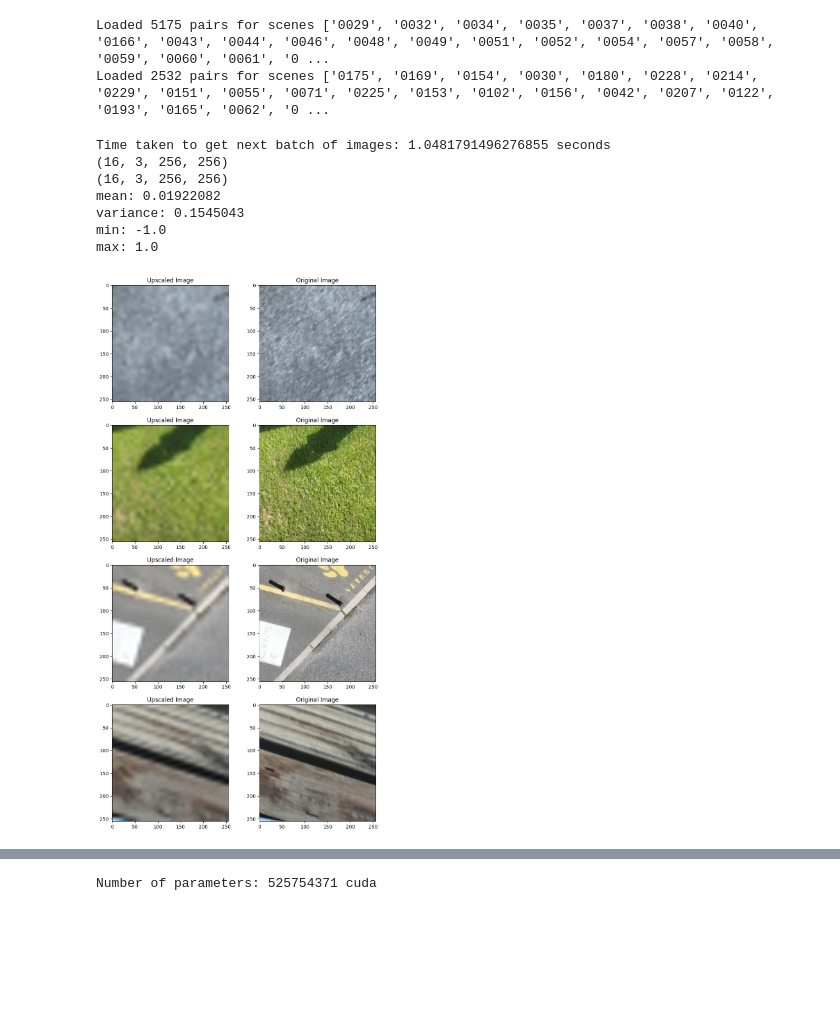
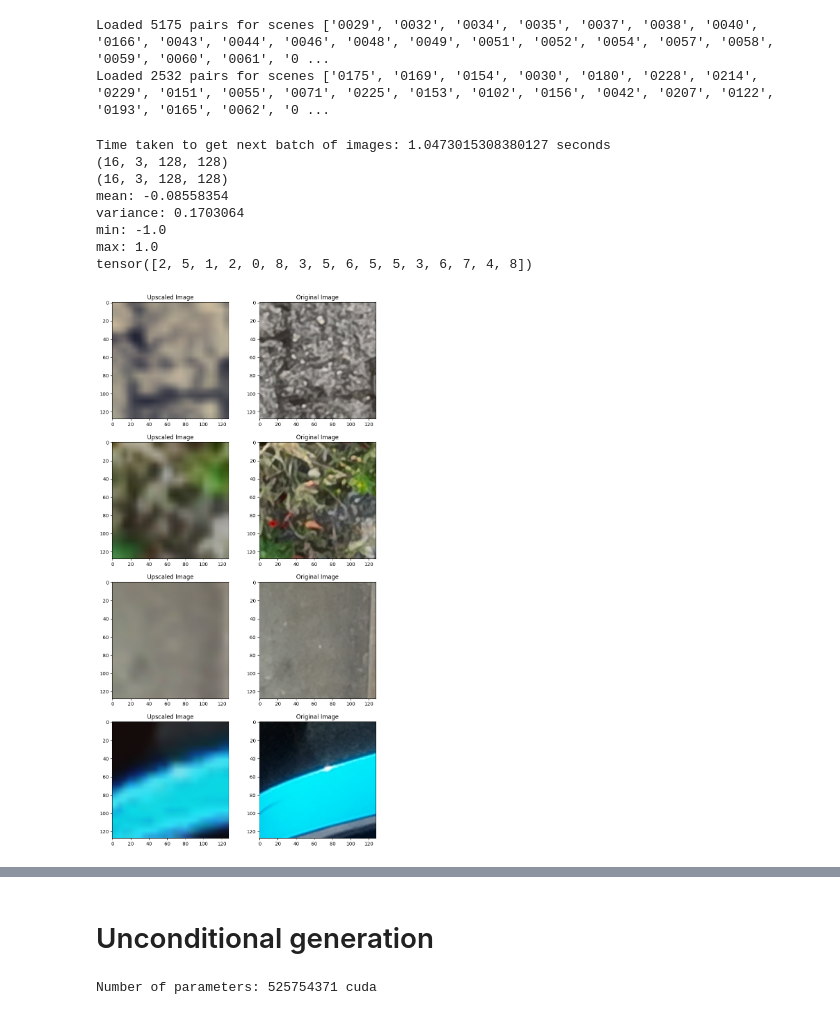
Before and after one commit to AngelUrq/diffusion-sr, a Jupyter notebook: super_resolution.ipynb, the cells around one changed output, grey strips where cells are left out. Saved outputs shown, nothing was run; the diff lists cells and outputs as text; code cells hidden in the pictures; blank space fills up the shorter version.

```diff
--- a/super_resolution.ipynb
+++ b/super_resolution.ipynb
@@ -71,12 +53,12 @@ root = Path('./dsr/')
 with open(root / 'train_valid_test_split.json', 'r') as f:
     split = json.load(f)
 
-train_dataset = DSRDataset(root, split['train'], resolution=256, real_lr=False)
-val_dataset = DSRDataset(root, split['test'], resolution=256, real_lr=False)
+train_dataset = DSRDataset(root, split['train'], resolution=128, real_lr=True)
+val_dataset = DSRDataset(root, split['test'], resolution=128, real_lr=True)
 
 train_loader = torch.utils.data.DataLoader(
     train_dataset,
-    batch_size=2,
+    batch_size=16,
     num_workers=1,
     shuffle=True,
     prefetch_factor=4
@@ -84,7 +66,7 @@ train_loader = torch.utils.data.DataLoader(
 
 val_loader = torch.utils.data.DataLoader(
     val_dataset,
-    batch_size=2,
+    batch_size=16,
     num_workers=1,
     shuffle=True,
     prefetch_factor=4
@@ -98,45 +80,50 @@ start_time = time.time()
 images = next(iter(train_loader))
 lowres_images = images[0].numpy()
 highres_images = images[1].numpy()
+altitudes = images[2]
 
 elapsed_time = time.time() - start_time
 print(f"Time taken to get next batch of images: {elapsed_time} seconds")
 
 print(lowres_images.shape)
 print(highres_images.shape)
 
 print('mean:', highres_images.mean())
 print('variance:', highres_images.var())
 print('min:', highres_images.min())
 print('max:', highres_images.max())
+print(altitudes)
 
 fig, axes = plt.subplots(figsize=(10, 20), nrows=4, ncols=2)
 for i in range(4):
     ax = axes[i]
 
     lowres_image = (lowres_images[i] + 1) / 2
     highres_image = (highres_images[i] + 1) / 2
 
     ax[0].imshow(lowres_image.transpose(1, 2, 0))
     ax[0].set_title('Upscaled Image')
 
     ax[1].imshow(highres_image.transpose(1, 2, 0))
     ax[1].set_title('Original Image')
 
 plt.show()
 # %% [output]
-Time taken to get next batch of images: 1.0481791496276855 seconds
-(16, 3, 256, 256)
-(16, 3, 256, 256)
-mean: 0.01922082
-variance: 0.1545043
+Time taken to get next batch of images: 1.0473015308380127 seconds
+(16, 3, 128, 128)
+(16, 3, 128, 128)
+mean: -0.08558354
+variance: 0.1703064
 min: -1.0
 max: 1.0
+tensor([2, 5, 1, 2, 0, 8, 3, 5, 6, 5, 5, 3, 6, 7, 4, 8])
-[figure, old version]
+[figure, new version]
 # %% [markdown]
 ## U-Net
 
 ![Example Image](unet.png)
+# %% [markdown]
+# Unconditional generation
 # %%
 from diffusers import UNet2DModel, DDIMScheduler
 from diffusers.optimization import get_cosine_schedule_with_warmup
```
Also changed, not shown: parts of 5 cells of this notebook, 6 other files.
